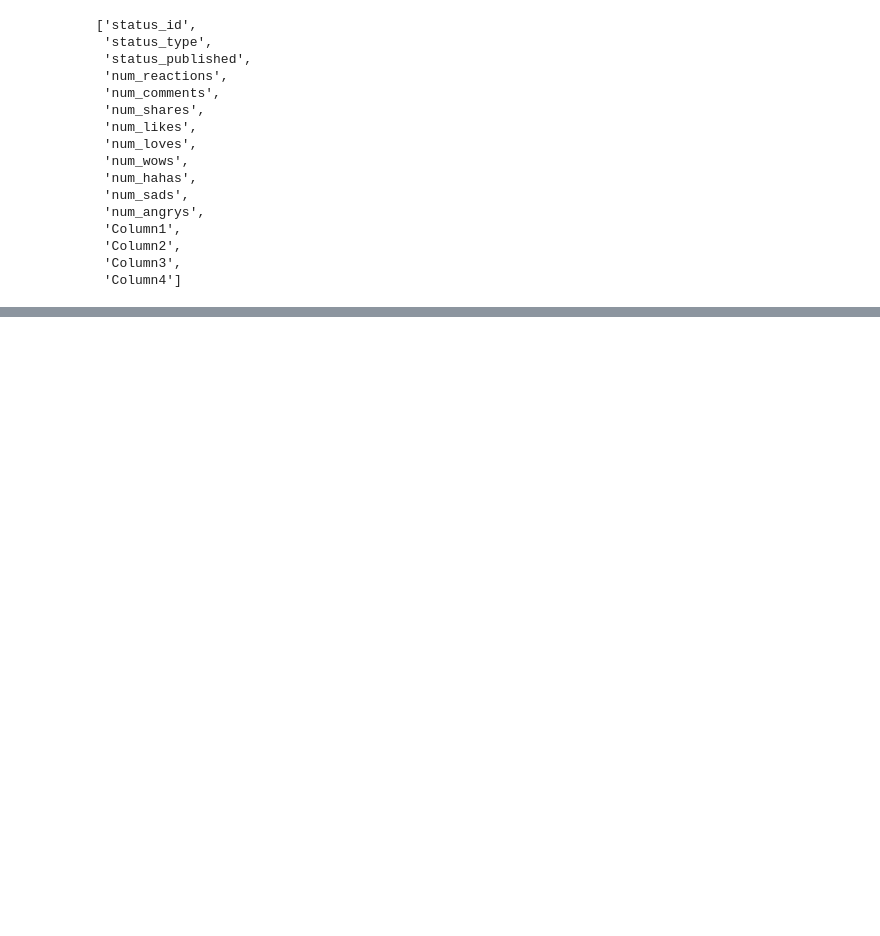
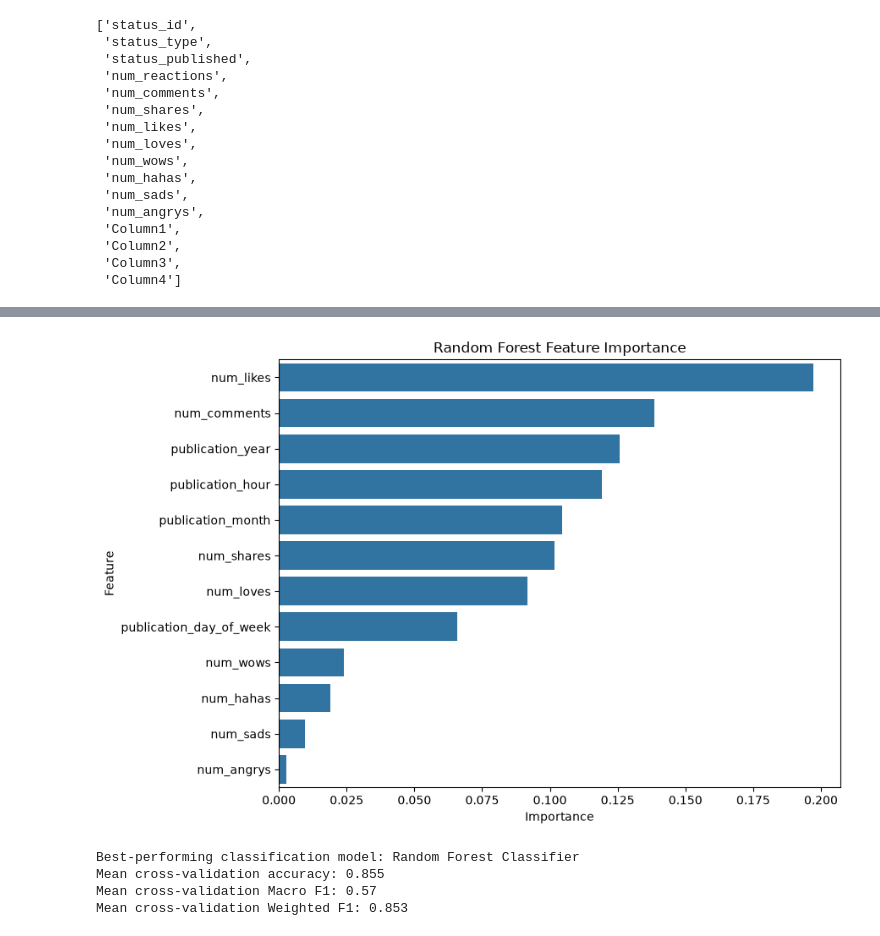
Before and after one commit to AmandaTFerraz/predictive-analytics-final-project, a Jupyter notebook: pda_finalproject.ipynb, the cells around one changed output, grey strips where cells are left out. Saved outputs shown, nothing was run; the diff lists cells and outputs as text; code cells hidden in the pictures; blank space fills up the shorter version.

```diff
--- a/pda_finalproject.ipynb
+++ b/pda_finalproject.ipynb
@@ -791,0 +1144,12 @@ Dataset shape after removing unnecessary columns:
+# %%
+logistic_model.fit(
+    X_train_class,
+    y_train_class
+)
+
+random_forest_classifier.fit(
+    X_train_class,
+    y_train_class
+)
+
+print("Both classification models were trained successfully.")
@@ -791,0 +1431,9 @@ Dataset shape after removing unnecessary columns:
+# %%
+feature_importance = pd.Series(
+    random_forest_classifier.feature_importances_,
+    index=X_classification.columns
+).sort_values(ascending=False)
+
+feature_importance.to_frame(
+    name="Importance"
+).round(4)
@@ -791,0 +1454,44 @@ Dataset shape after removing unnecessary columns:
+# %%
+plt.figure(figsize=(9, 6))
+
+sns.barplot(
+    x=feature_importance.values,
+    y=feature_importance.index
+)
+
+plt.title("Random Forest Feature Importance")
+plt.xlabel("Importance")
+plt.ylabel("Feature")
+plt.tight_layout()
+plt.show()
+# %% [output]
+[figure, added]
+# %%
+best_classifier_row = classification_cv_df.loc[
+    classification_cv_df["Mean CV Macro F1"].idxmax()
+]
+
+print(
+    "Best-performing classification model:",
+    best_classifier_row["Model"]
+)
+
+print(
+    "Mean cross-validation accuracy:",
+    round(best_classifier_row["Mean CV Accuracy"], 3)
+)
+
+print(
+    "Mean cross-validation Macro F1:",
+    round(best_classifier_row["Mean CV Macro F1"], 3)
+)
+
+print(
+    "Mean cross-validation Weighted F1:",
+    round(best_classifier_row["Mean CV Weighted F1"], 3)
+)
+# %% [output]
+Best-performing classification model: Random Forest Classifier
+Mean cross-validation accuracy: 0.855
+Mean cross-validation Macro F1: 0.57
+Mean cross-validation Weighted F1: 0.853
```
Also changed, not shown: parts of 39 cells of this notebook.
